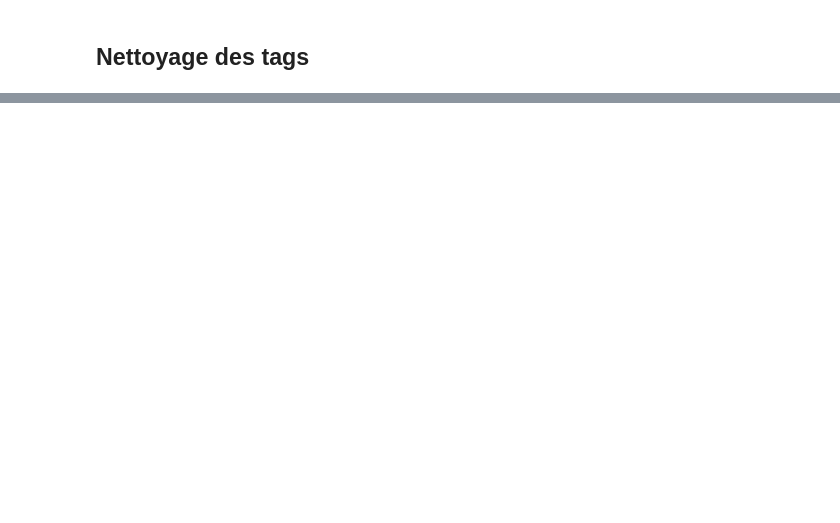
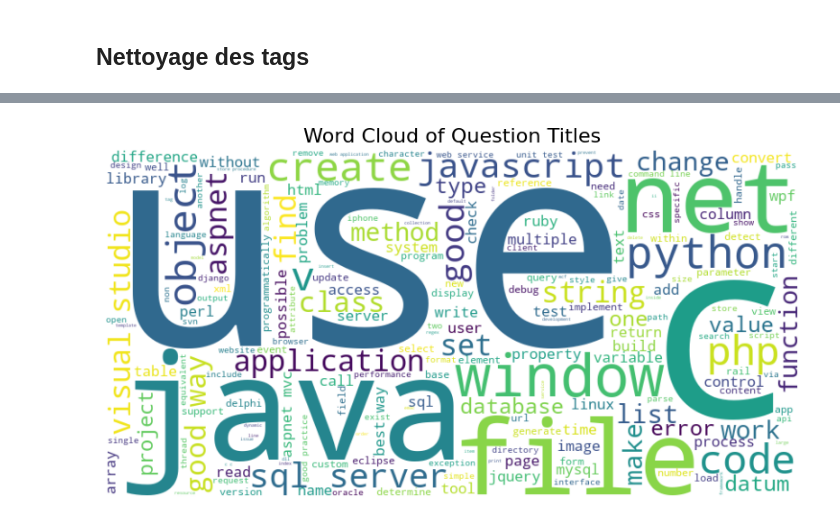
Before and after one commit to eleffa/suggestion_de_tags, a Jupyter notebook: suggestions-de-tags.ipynb, the cells around one changed output, grey strips where cells are left out. Cells and saved outputs as stored; diff of their text form; code cells hidden in the pictures; blank space fills up the shorter version.

```diff
--- a/suggestions-de-tags.ipynb
+++ b/suggestions-de-tags.ipynb
@@ -95,0 +299,18 @@ Name: Tags, Length: 46500, dtype: object
+# %%
+from wordcloud import WordCloud
+import matplotlib.pyplot as plt
+
+# Combiner tous les titres des questions en un seul texte
+text = " ".join(title for title in df['Title'] if isinstance(title, str))
+
+# Générer le nuage de mots
+wordcloud = WordCloud(width=800, height=400, background_color='white', colormap='viridis').generate(text)
+
+# Afficher le nuage de mots
+plt.figure(figsize=(10, 5))
+plt.imshow(wordcloud, interpolation='bilinear')
+plt.axis("off")
+plt.title("Word Cloud of Question Titles", fontsize=16)
+plt.show()
+# %% [output]
+[figure, added]
```
Also changed, not shown: parts of 38 cells of this notebook.
